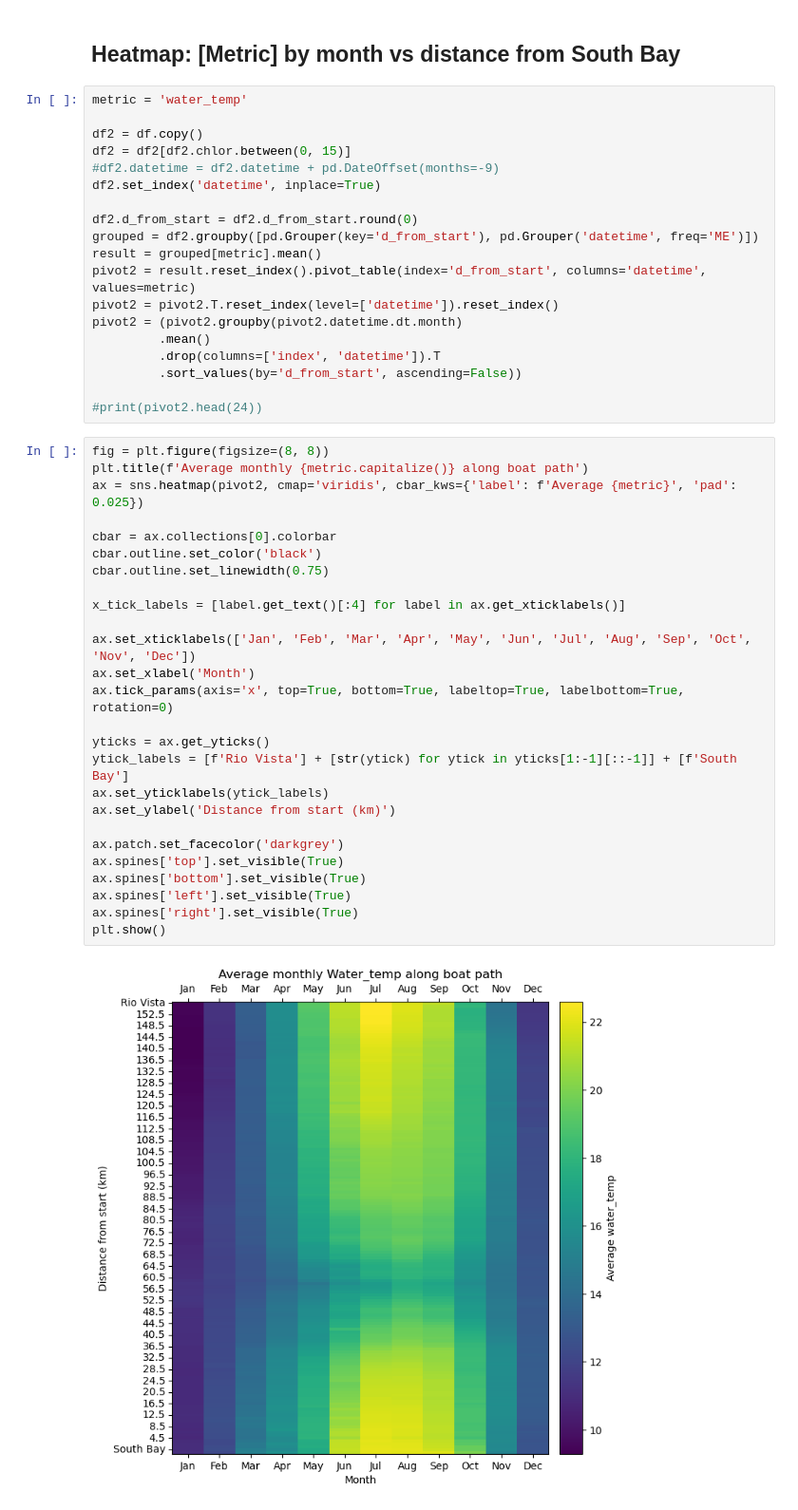
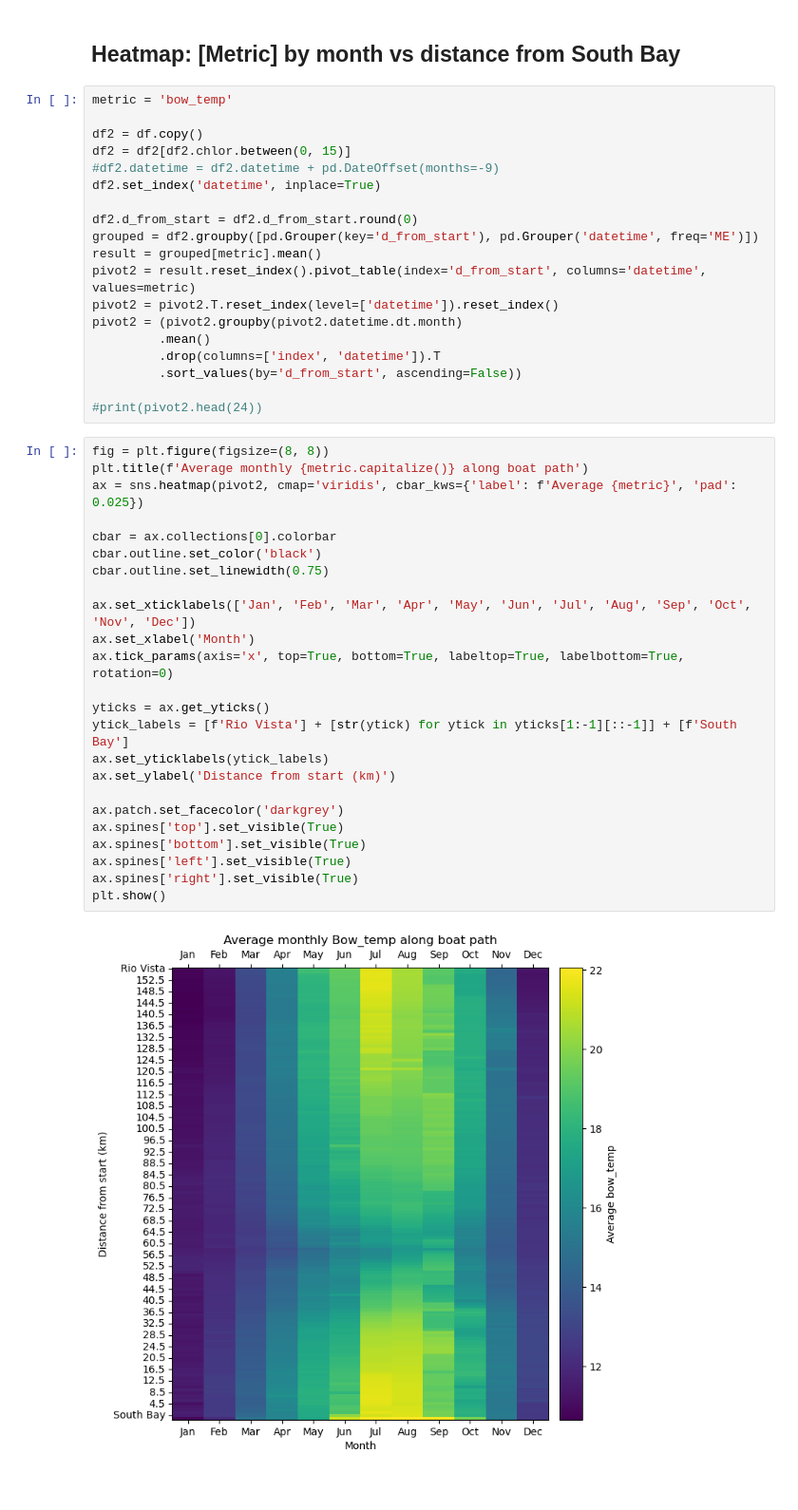
Before and after one commit to AlekWithK/PetersonFlowThrough, a Jupyter notebook: visualizations.ipynb, the cells around one changed output. Shown at 95% size. Cells and saved outputs as stored; diff of their text form.

Commit message:
adding visualizations

```diff
--- a/visualizations.ipynb
+++ b/visualizations.ipynb
@@ -66,7 +66,7 @@ plt.show()
 # %% [markdown]
 ## Heatmap: [Metric] by month vs distance from South Bay
 # %%
-metric = 'water_temp'
+metric = 'bow_temp'
 
 df2 = df.copy()
 df2 = df2[df2.chlor.between(0, 15)]
@@ -87,28 +87,26 @@ pivot2 = (pivot2.groupby(pivot2.datetime.dt.month)
 # %%
 fig = plt.figure(figsize=(8, 8))
 plt.title(f'Average monthly {metric.capitalize()} along boat path')
 ax = sns.heatmap(pivot2, cmap='viridis', cbar_kws={'label': f'Average {metric}', 'pad': 0.025})
 
 cbar = ax.collections[0].colorbar
 cbar.outline.set_color('black')
 cbar.outline.set_linewidth(0.75)
-
-x_tick_labels = [label.get_text()[:4] for label in ax.get_xticklabels()]
 
 ax.set_xticklabels(['Jan', 'Feb', 'Mar', 'Apr', 'May', 'Jun', 'Jul', 'Aug', 'Sep', 'Oct', 'Nov', 'Dec'])
 ax.set_xlabel('Month')
 ax.tick_params(axis='x', top=True, bottom=True, labeltop=True, labelbottom=True, rotation=0)
 
 yticks = ax.get_yticks()
 ytick_labels = [f'Rio Vista'] + [str(ytick) for ytick in yticks[1:-1][::-1]] + [f'South Bay']
 ax.set_yticklabels(ytick_labels)
 ax.set_ylabel('Distance from start (km)')
 
 ax.patch.set_facecolor('darkgrey')
 ax.spines['top'].set_visible(True)
 ax.spines['bottom'].set_visible(True)
 ax.spines['left'].set_visible(True)
 ax.spines['right'].set_visible(True)
 plt.show()
 # %% [output]
-[figure, old version]
+[figure, new version]
```
Also changed, not shown: parts of 6 cells of this notebook, 12 other files.
